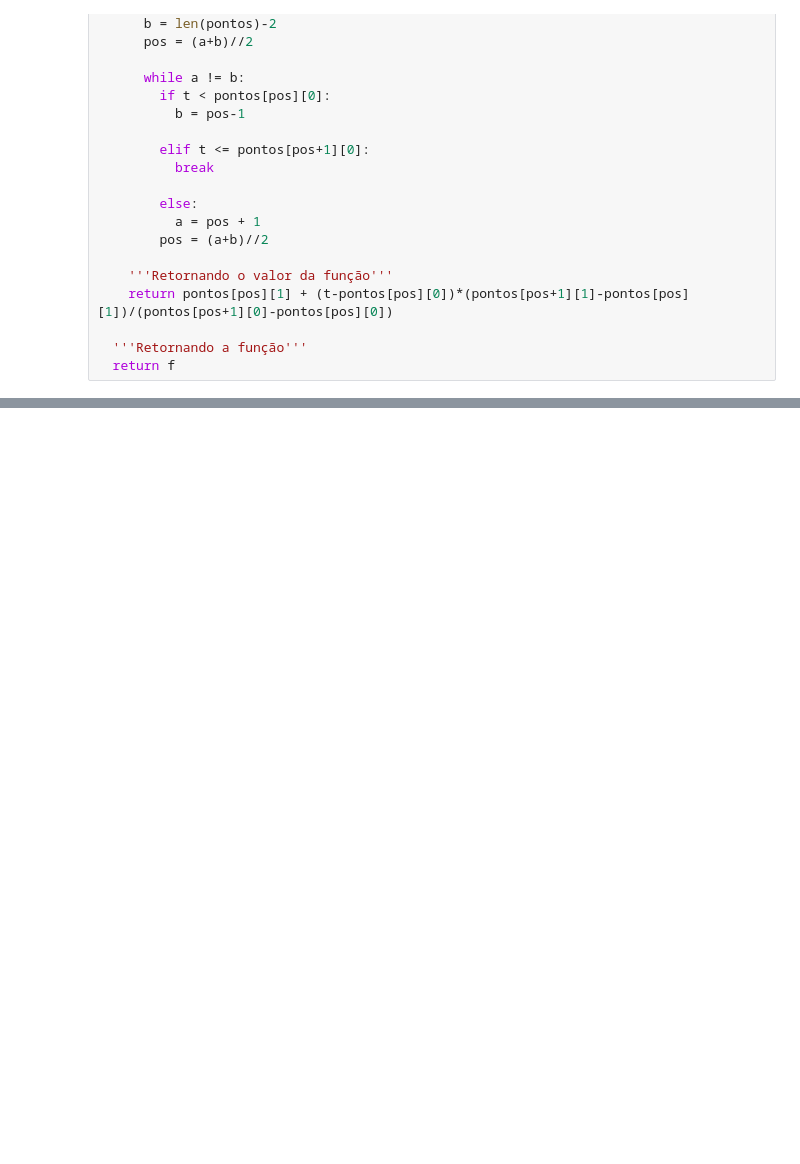
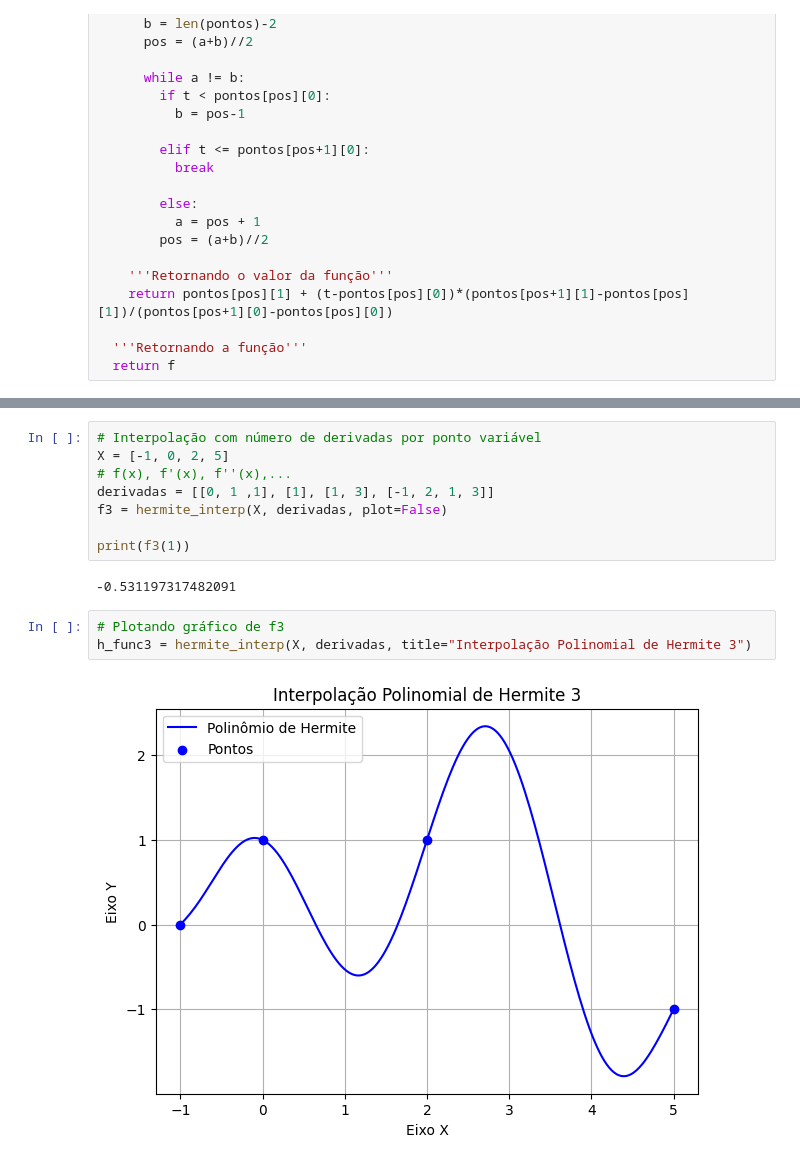
Before and after one commit to al-gabriel-martinez/CB2325NumericaG-03-, a Jupyter notebook: Pasta_de_Exemplos/Exemplos_de_Interpolação.ipynb, the cells around one changed output, grey strips where cells are left out. Drawn from its saved outputs; the diff is of its cells as text; blank space fills up the shorter version.

```diff
--- a/Pasta_de_Exemplos/Exemplos_de_Interpolação.ipynb
+++ b/Pasta_de_Exemplos/Exemplos_de_Interpolação.ipynb
@@ -131,0 +286,15 @@ O seno de 30° vale(aprox): 0.4970912322408898
+# %%
+# Interpolação com número de derivadas por ponto variável
+X = [-1, 0, 2, 5]
+# f(x), f'(x), f''(x),...
+derivadas = [[0, 1 ,1], [1], [1, 3], [-1, 2, 1, 3]]
+f3 = hermite_interp(X, derivadas, plot=False)
+
+print(f3(1))
+# %% [output]
+-0.531197317482091
+# %%
+# Plotando gráfico de f3
+h_func3 = hermite_interp(X, derivadas, title="Interpolação Polinomial de Hermite 3")
+# %% [output]
+[figure, added]
```
Also changed, not shown: parts of 14 cells of this notebook.
